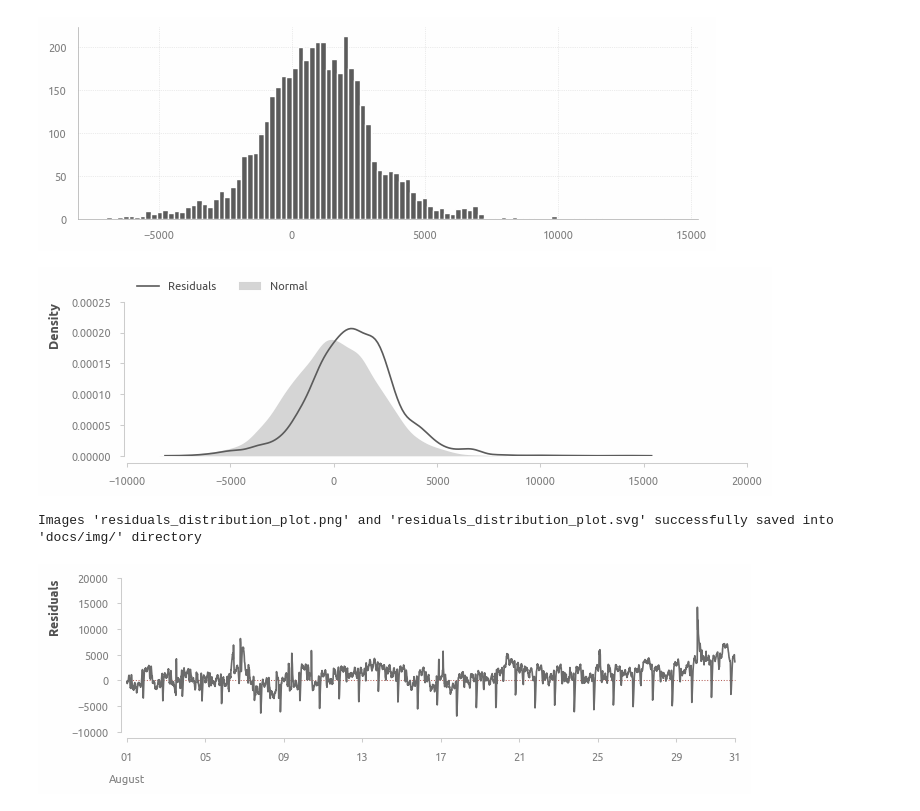
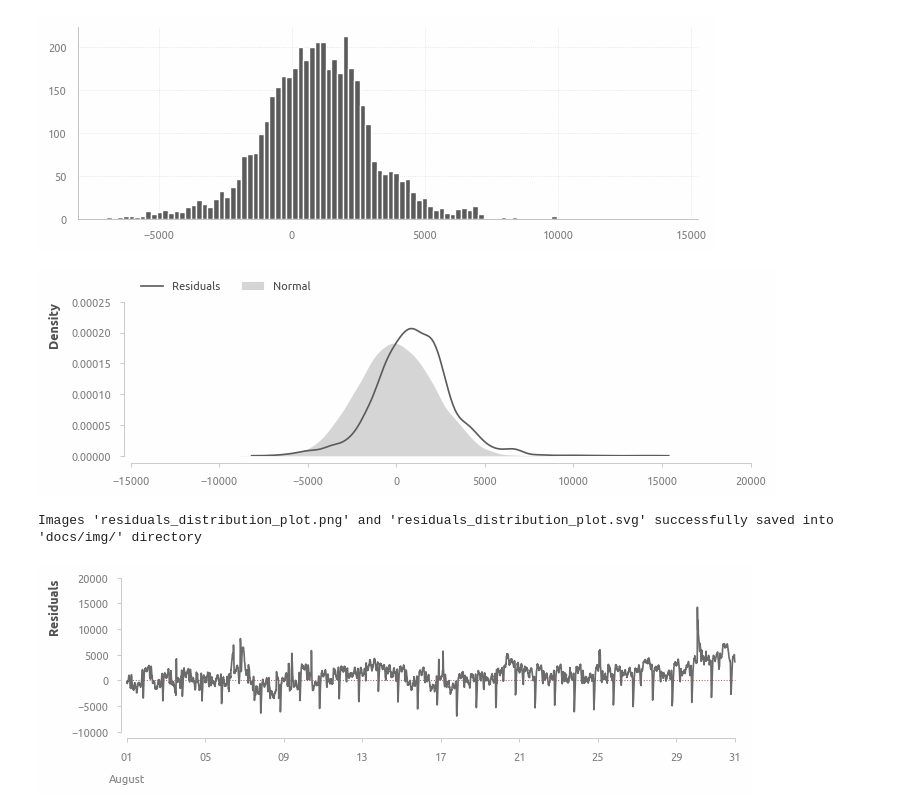
Before and after one commit to a-chasovsky/electric-power-consumption, a Jupyter notebook: 03-base-model.ipynb, the cells around one changed output. Cells and saved outputs as stored; diff of their text form; code cells hidden in the pictures.

```diff
--- a/03-base-model.ipynb
+++ b/03-base-model.ipynb
@@ -1555,18 +1553,18 @@ plt.hist(resid, bins=100);
 # %%
 fig = plt.figure(figsize=(8, 2))
 
 sns.kdeplot(resid, color=palette[0], label='Residuals');
 sns.kdeplot(
     np.random.normal(0, np.std(resid), len(resid)),
     color=palette[0], fill=True, lw=0.01, label='Normal');
-axis_rstyle()
+axis_rstyle(offset_left=5)
 
 plt.legend(**legend_inline())
 plt.show()
 
 savefig('residuals_distribution_plot', dir_save_img)
 # %% [output]
-[figure, old version]
+[figure, new version]
 Images 'residuals_distribution_plot.png' and 'residuals_distribution_plot.svg' successfully saved into 'docs/img/' directory
 # %%
 fig = plt.figure(figsize=(8, 2))
```
Also changed, not shown: parts of 4 cells of this notebook, 21 other files.
